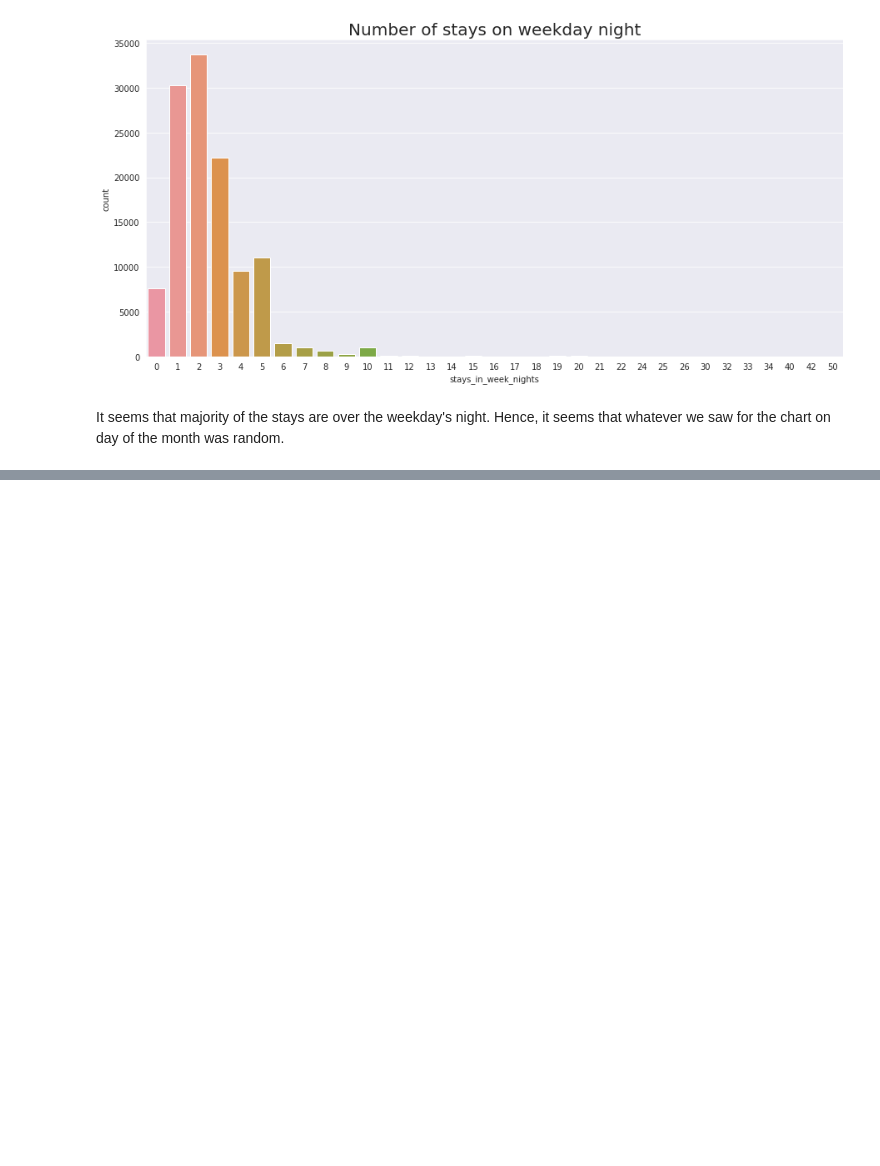
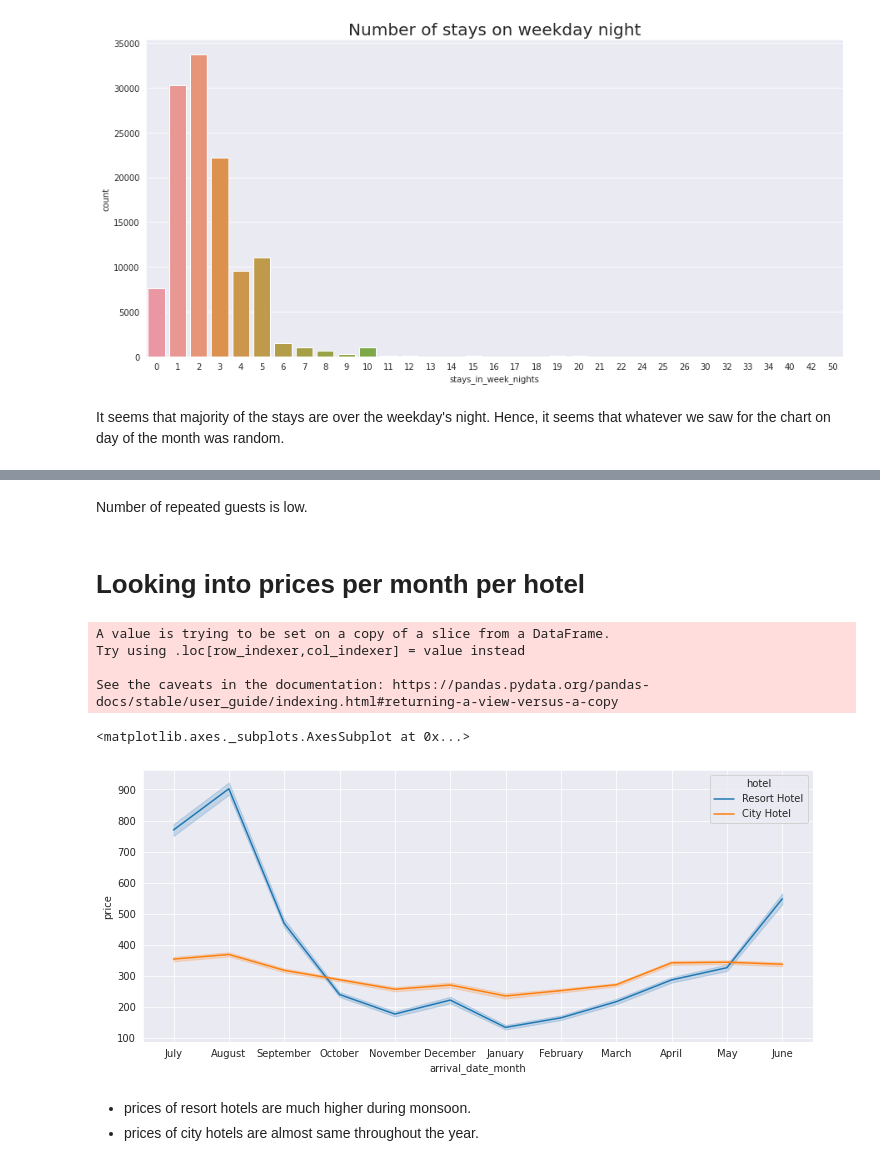
Before and after one commit to amitkumar8486/EDA-Hotel-Booking-Analysis, a Jupyter notebook: EDA_Hotel_Booking_Analysis.ipynb, the cells around one changed output, grey strips where cells are left out. Cells and saved outputs as stored; diff of their text form; code cells hidden in the pictures; blank space fills up the shorter version.

```diff
--- a/EDA_Hotel_Booking_Analysis.ipynb
+++ b/EDA_Hotel_Booking_Analysis.ipynb
@@ -491,0 +534,26 @@ It seems that majority of the stays are over the weekday's night. Hence, it seem
+# %% [markdown]
+Number of repeated guests is low.
+# %% [markdown]
+# Looking into prices per month per hotel
+# %%
+# Resizing plot
+plt.figure(figsize=(12,5))
+
+# Calculating average daily rate per person
+hotel_df['adr_pp'] = hotel_df['adr'] / (hotel_df['adults'] + hotel_df['children'])
+actual_guests = hotel_df.loc[hotel_df["is_canceled"] == 0]
+actual_guests['price'] = actual_guests['adr'] * (actual_guests['stays_in_weekend_nights'] + actual_guests['stays_in_week_nights'])
+
+sns.lineplot(data = actual_guests, x = 'arrival_date_month', y = 'price', hue = 'hotel')
+# %% [output]
+A value is trying to be set on a copy of a slice from a DataFrame.
+Try using .loc[row_indexer,col_indexer] = value instead
+
+See the caveats in the documentation: https://pandas.pydata.org/pandas-docs/stable/user_guide/indexing.html#returning-a-view-versus-a-copy
+<matplotlib.axes._subplots.AxesSubplot at 0x...>
+[figure, added]
+# %% [markdown]
+
+
+*   prices of resort hotels are much higher during monsoon.
+*   prices of city hotels are almost same throughout the year.
```
Also changed, not shown: parts of 6 cells of this notebook.
